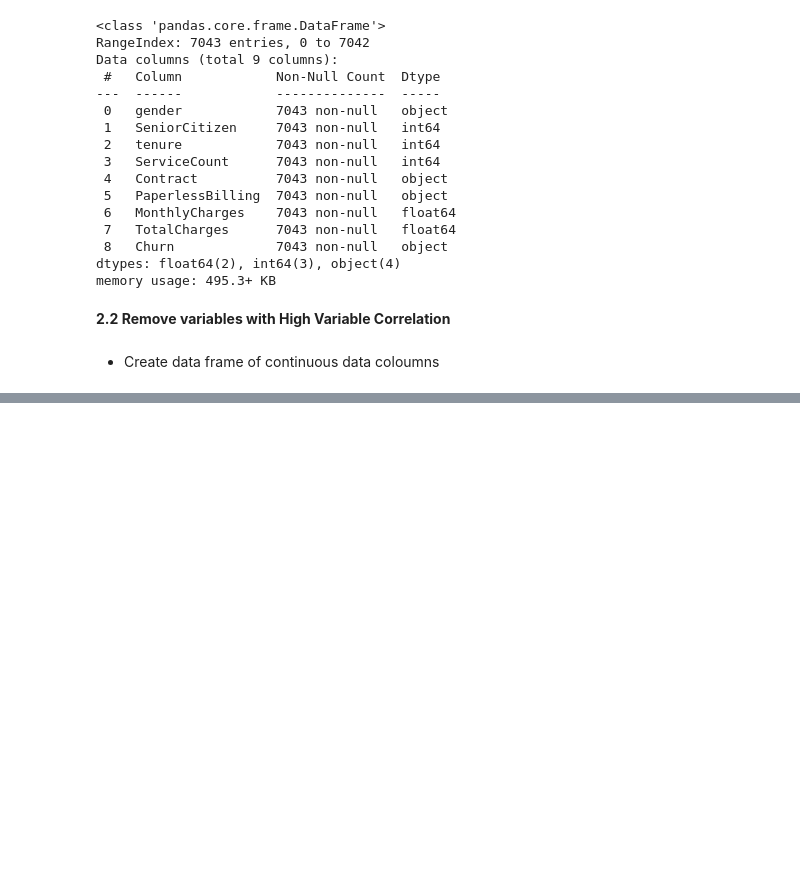
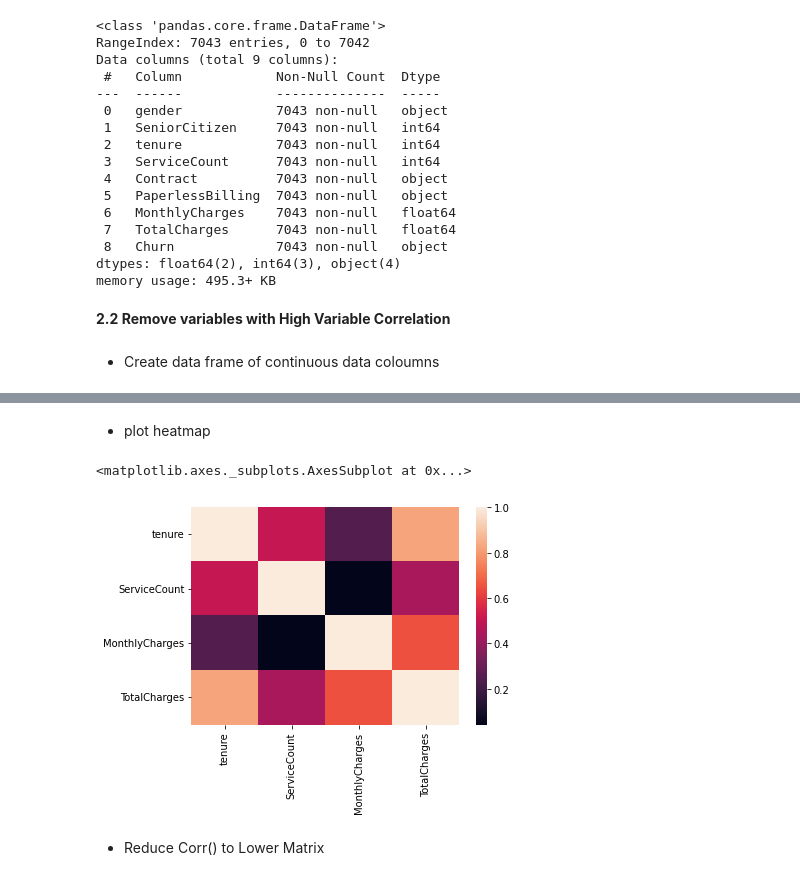
Before and after one commit to astrrr/ML-Lab, a Jupyter notebook: Lab2ML.ipynb, the cells around one changed output, grey strips where cells are left out. Saved outputs shown, nothing was run; the diff lists cells and outputs as text; code cells hidden in the pictures; blank space fills up the shorter version.

```diff
--- a/Lab2ML.ipynb
+++ b/Lab2ML.ipynb
@@ -113,3 +113,5 @@ memory usage: 495.3+ KB
 # %% [markdown]
 
 *   Create data frame of continuous data coloumns
+# %%
+ctn_data = df[['tenure','ServiceCount', 'MonthlyCharges','TotalCharges']]
@@ -115,0 +138,2 @@ memory usage: 495.3+ KB
+# %%
+cor_data = ctn_data.corr()
@@ -115,0 +148,13 @@ memory usage: 495.3+ KB
+# %% [markdown]
+
+
+*   plot heatmap
+# %%
+sns.heatmap(cor_data)
+# %% [output]
+<matplotlib.axes._subplots.AxesSubplot at 0x...>
+[figure, added]
+# %% [markdown]
+
+
+*   Reduce Corr() to Lower Matrix
```
Also changed, not shown: parts of 12 cells of this notebook.
